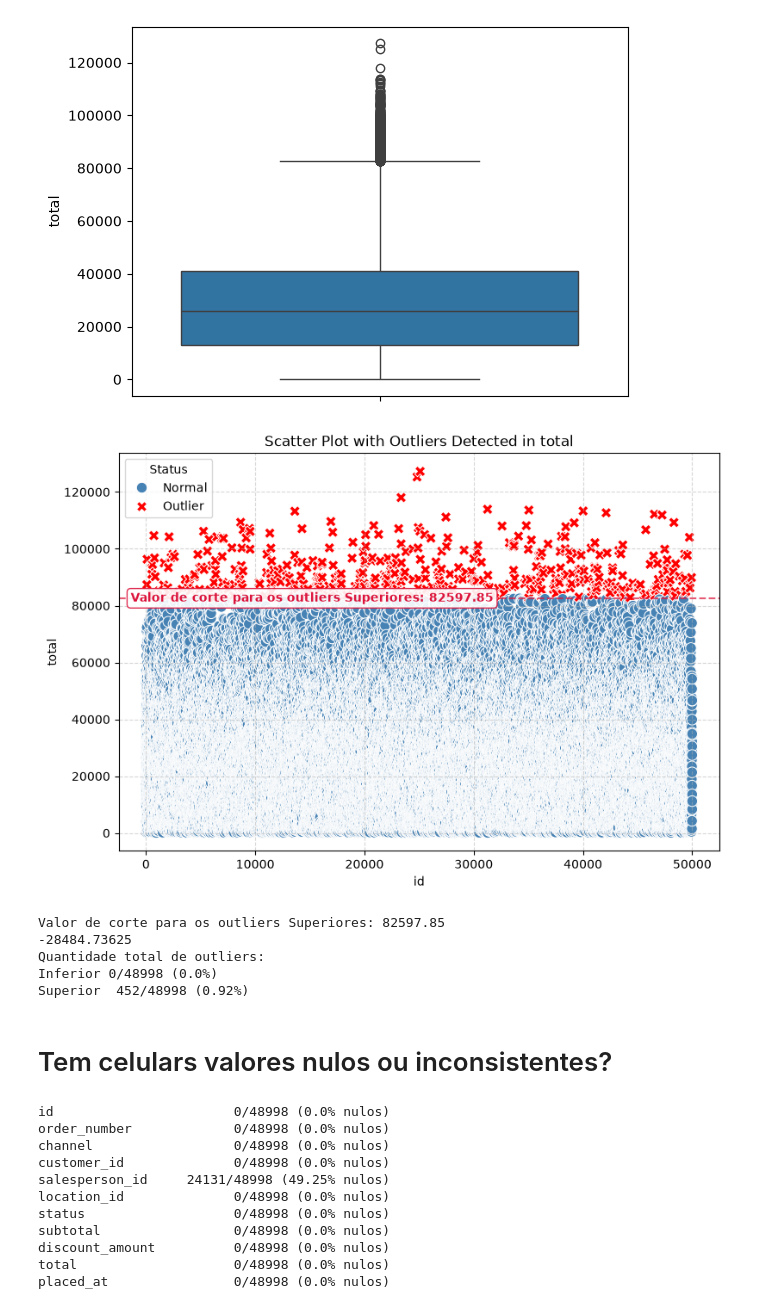
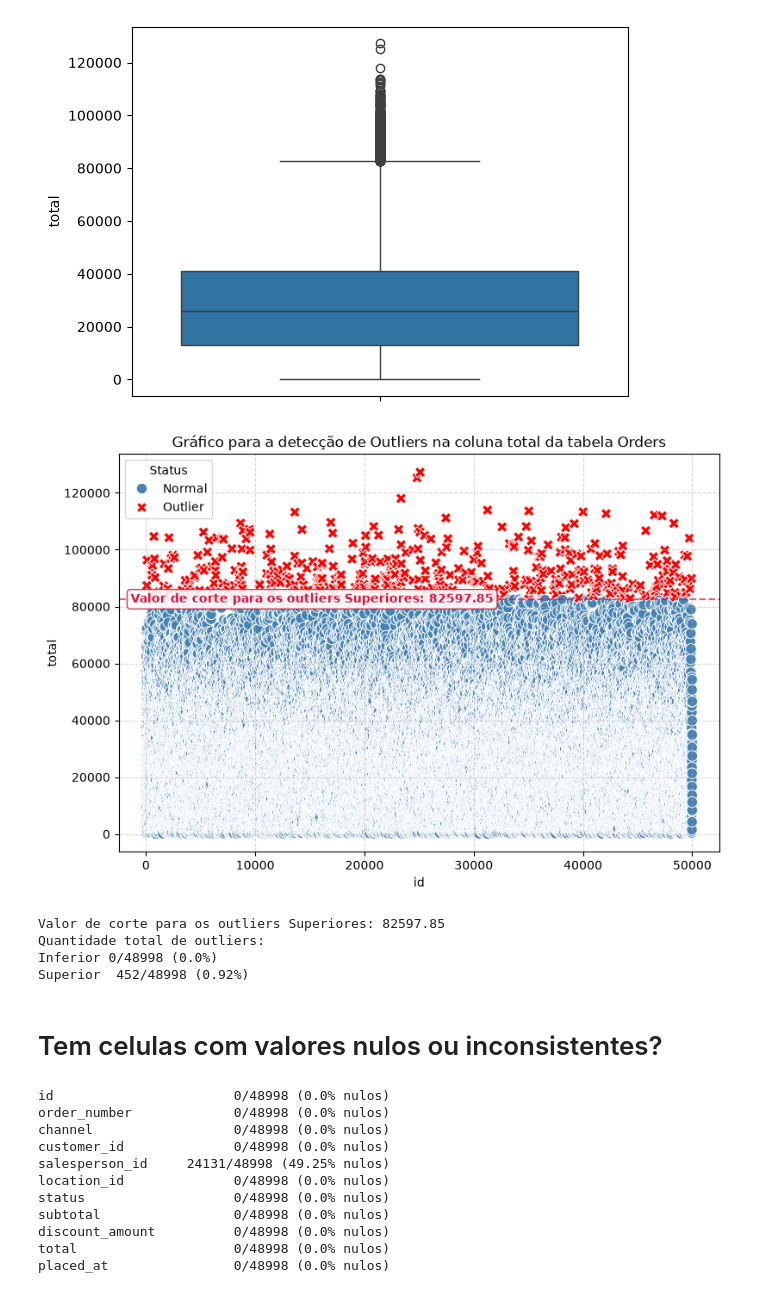
Before and after one commit to a-cs/desafio-lighthouse, a Jupyter notebook: scripts-python/q1.3.ipynb, the cells around one changed output. Saved outputs shown, nothing was run; the diff lists cells and outputs as text; code cells hidden in the pictures.

```diff
--- a/scripts-python/q1.3.ipynb
+++ b/scripts-python/q1.3.ipynb
@@ -76,10 +76,10 @@ plt.show()
 # %% [output]
 [figure]
 # %%
-# 1. Choose the column you want to check for outliers (e.g., your Y-axis column)
+# 1. Coluna que iremos checar para outliers
 target_col = 'total'
 
-# 2. Calculate IQR bounds for your specific column
+# 2. Calcular o IQR para coluna
 Q1 = df[target_col].quantile(0.25)
 Q3 = df[target_col].quantile(0.75)
 IQR = Q3 - Q1
@@ -87,11 +87,11 @@ IQR = Q3 - Q1
 lower_bound = Q1 - 1.5 * IQR
 upper_bound = Q3 + 1.5 * IQR
 
-# 3. Create an outlier status column inside your dataframe
+# 3. Criar colunas para identifacar se é ou não outlier
 df['Is_Outlier'] = (df[target_col] < lower_bound) | (df[target_col] > upper_bound)
 df['Status'] = df['Is_Outlier'].map({True: 'Outlier', False: 'Normal'})
 
-# 4. Plot using your columns and color (hue) by the Status
+# 4. Plotar o grafico com variação de cor dependendo se é ou não outlier
 plt.figure(figsize=(9, 6))
 sns.scatterplot(
     data=df,
@@ -101,47 +101,45 @@ sns.scatterplot(
     palette={'Normal': 'steelblue', 'Outlier': 'red'},
     style='Status',  # Gives outliers a different marker shape
     s=80
 )
 
 plt.axhline(y=upper_bound, color='crimson', linestyle='--', alpha=0.7, label='Upper Bound')
 
-# Get the minimum X value to place the text on the far left side of the plot
+# Deslocar o texto para que tenha melhor visibilidade
 xmin, xmax = plt.xlim()
-text_x_position = xmin + (xmax - xmin) * 0.02  # Places text slightly offset from the left edge
+text_x_position = xmin + (xmax - xmin) * 0.02  # Dar um pequeno offset do lado esquerdo
 
 # Configuração da caixinha de fundo (BBOX)
 # 'facecolor' muda a cor do fundo, 'edgecolor' muda a borda e 'boxstyle' arredonda os cantos
 box_settings = dict(facecolor='white', edgecolor='crimson', boxstyle='round,pad=0.3', alpha=0.9)
 
-# 8. Escreva os textos com o BACKGROUND ativado (bbox)
+# 8. Escrever os textos com o BACKGROUND ativado (bbox)
 plt.text(x=text_x_position, y=upper_bound, s=f'Valor de corte para os outliers Superiores: {upper_bound:.2f}',
          color='crimson', fontsize=10, fontweight='bold', va='center', bbox=box_settings, zorder=4)
 
-plt.title(f'Scatter Plot with Outliers Detected in {target_col}')
+plt.title(f'Gráfico para a detecção de Outliers na coluna {target_col} da tabela Orders')
 plt.grid(True, linestyle='--', alpha=0.5)
 plt.show()
 
-# Optional: Clean up your dataframe afterwards by dropping the temporary column
+# Limpar as colunas criadas para analise do dataframe
 df = df.drop(columns=['Is_Outlier', 'Status'])
 print(f"Valor de corte para os outliers Superiores: {upper_bound:.2f}")
 
 # Conta quantos valores estão fora dos limites
 total_outliers_lower = (df["total"] < lower_bound).sum()
 total_outliers_upper = (df["total"] > upper_bound).sum()
 
-print(lower_bound)
 total_lines = len(df)
 
 print(f"Quantidade total de outliers:\nInferior {total_outliers_lower}/{total_lines} ({(total_outliers_lower*100/total_lines).round(2)}%)\nSuperior  {total_outliers_upper}/{total_lines} ({(total_outliers_upper*100/total_lines).round(2)}%)")
 # %% [output]
-[figure, old version]
+[figure, new version]
 Valor de corte para os outliers Superiores: 82597.85
--28484.73625
 Quantidade total de outliers:
 Inferior 0/48998 (0.0%)
 Superior  452/48998 (0.92%)
 # %% [markdown]
-# Tem celulars valores nulos ou inconsistentes?
+# Tem celulas com valores nulos ou inconsistentes?
 # %%
 nulls = df.isna().sum()
 total_lines = len(df)
```
Also changed, not shown: parts of 2 cells of this notebook, 1 other file.
